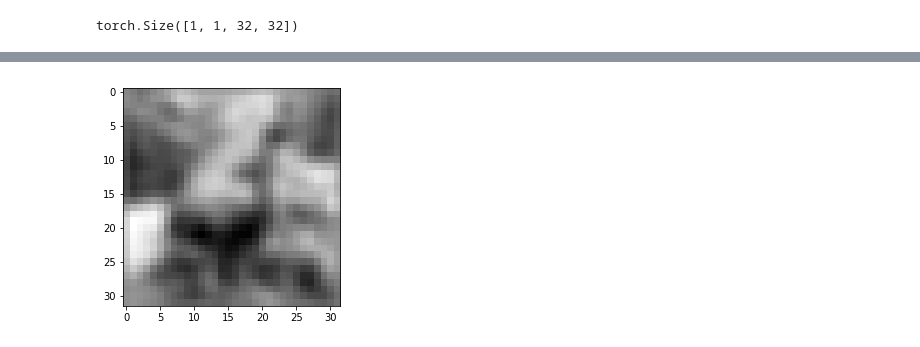
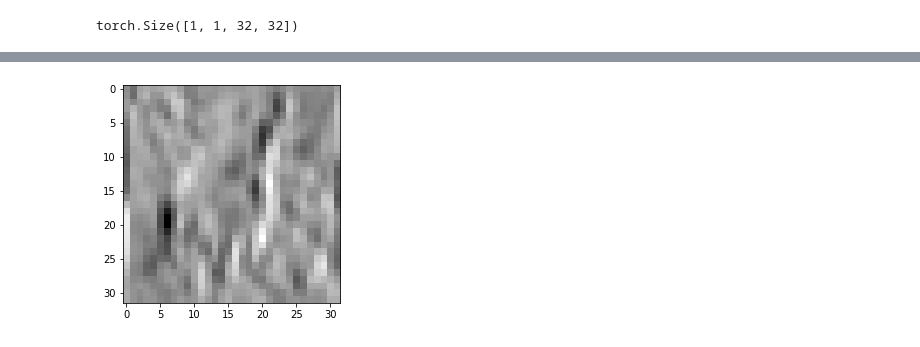
Before and after one commit to ishi23/deep-learning-with-pytorch-ja, a Jupyter notebook: p1ch7/2_birds_airplanes.ipynb, the cells around one changed output, grey strips where cells are left out. Drawn from its saved outputs; the diff is of its cells as text; code cells hidden in the pictures.

```diff
--- a/p1ch7/2_birds_airplanes.ipynb
+++ b/p1ch7/2_birds_airplanes.ipynb
@@ -900,0 +909,20 @@ with torch.no_grad():
+# %%
+# 手動で全カーネル値が1/9のaverage filterにしてみる
+conv2 = nn.Conv2d(3, 16, kernel_size=3, padding=1)
+
+with torch.no_grad():
+    conv2.bias.zero_()
+
+with torch.no_grad():
+    conv2.weight.fill_(1.0 / 9.0)
+
+img, _ = cifar2[0]
+output = conv2(img.unsqueeze(0))
+nrows = 4
+ncols = 4
+fig, ax = plt.subplots(figsize=(10,10), nrows=nrows, ncols=ncols)
+for i, im in enumerate(output[0].detach()):
+    row = i // ncols
+    col = i % ncols
+    ax[row,col].imshow(im, 'gray')
+# 全て同じ、average filterがかかった画像になる
@@ -901,6 +931,15 @@ with torch.no_grad():
+# %%
+# エッジフィルター
+conv3 = nn.Conv2d(3, 1, kernel_size=3, padding=1)
+
+with torch.no_grad():
+    conv3.weight[:] = torch.tensor([[-1.0, 0.0, 1.0],
+                                   [-1.0, 0.0, 1.0],
+                                   [-1.0, 0.0, 1.0]])
+    conv3.bias.zero_()
 # %%
-output = conv(img.unsqueeze(0))
+output = conv3(img.unsqueeze(0))
 plt.imshow(output[0, 0].detach(), cmap='gray')
 plt.show()
 # %% [output]
-[figure, old version]
+[figure, new version]
```
Also changed, not shown: parts of 35 cells of this notebook.
